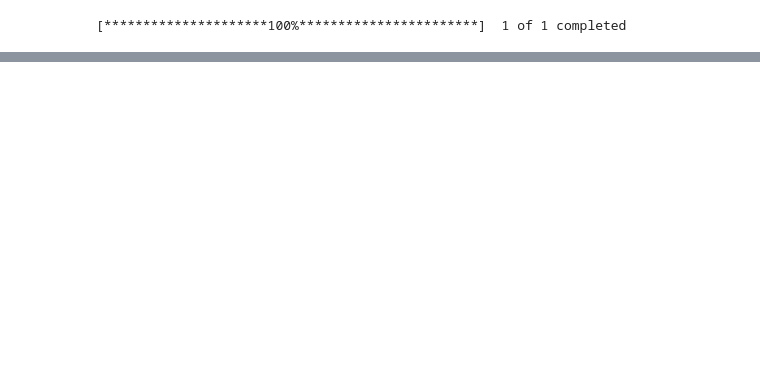
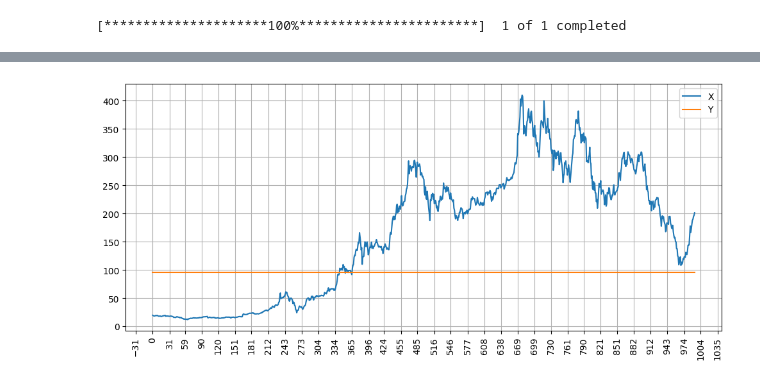
Before and after one commit to ozingmw/RL_finance, a Jupyter notebook: data_refine.ipynb, the cells around one changed output, grey strips where cells are left out. Drawn from its saved outputs; the diff is of its cells as text; code cells hidden in the pictures; blank space fills up the shorter version.

Commit message:
finish model

```diff
--- a/data_refine.ipynb
+++ b/data_refine.ipynb
@@ -146,9 +125,10 @@ stock_info.info['priceToBook']
 import tensorflow as tf
 from keras.layers import Layer, Dropout, LayerNormalization, Conv1D, Concatenate, GlobalAveragePooling1D, Dense, Input
 from keras.models import Model
+from keras.callbacks import EarlyStopping, ModelCheckpoint
 
 batch_size = 32
-seq_len = 128
+seq_len = 40
 
 # feature: Open, High, Low, Close, Volume(, Rate, MA_20, Upper Band, Lower Band, Kospi)
 # periodic_feature = ['', '']
@@ -272,16 +252,16 @@ def create_model():
   '''Initialize time and transformer layers'''
   time_embedding = Time2Vector(seq_len)
   attn_layer1 = TransformerEncoder(d_k, d_v, n_heads, ff_dim)
-  attn_layer2 = TransformerEncoder(d_k, d_v, n_heads, ff_dim)
-  attn_layer3 = TransformerEncoder(d_k, d_v, n_heads, ff_dim)
+  # attn_layer2 = TransformerEncoder(d_k, d_v, n_heads, ff_dim)
+  # attn_layer3 = TransformerEncoder(d_k, d_v, n_heads, ff_dim)
 
   '''Construct model'''
   in_seq = Input(shape=(seq_len, 5))
   x = time_embedding(in_seq)
   x = Concatenate(axis=-1)([in_seq, x])
   x = attn_layer1((x, x, x))
-  x = attn_layer2((x, x, x))
-  x = attn_layer3((x, x, x))
+  # x = attn_layer2((x, x, x))
+  # x = attn_layer3((x, x, x))
   x = GlobalAveragePooling1D(data_format='channels_first')(x)
   x = Dropout(0.1)(x)
   x = Dense(64, activation='relu')(x)
@@ -301,9 +281,12 @@ X_train, y_train = [], []
 for i in range(seq_len, len(df_for_test)):
   X_train.append(df_for_test[i-seq_len:i]) # Chunks of training data with a length of 128 df-rows
   y_train.append(df_for_test.iloc[:, 3][i]) #Value of 4th column (Close Price) of df-row 128+1
-X_train, y_train = np.array(X_train, dtype=np.int32), np.array(y_train, dtype=np.int32)
+X_train, y_train = np.array(X_train, dtype=np.float32), np.array(y_train, dtype=np.float32)
 
 finance_feature = [8.61, 1.08, 13.42]
 
 transformer = create_model()
-history = transformer.fit(X_train, y_train, batch_size=batch_size, epochs=10)
+
+es = EarlyStopping(monitor='mape', patience=2)
+# mc = ModelCheckpoint('./model/train/{epoch:2d}_{mape:.4f}.h5', monitor='mape')
+history = transformer.fit(X_train, y_train, batch_size=batch_size, epochs=100, callbacks=[es])
@@ -310,6 +306,6 @@ history = transformer.fit(X_train, y_train, batch_size=batch_size, epochs=10)
 # %%
 plt.figure(figsize=(12, 5))
-plt.plot(y_train, data['Close'], label='X')
+plt.plot(y_train, label='X')
 plt.plot(transformer.predict(X_train), label='Y')
 plt.grid()
 plt.legend()
@@ -317,3 +313,4 @@ plt.xticks(rotation=90)
 ax = plt.gca()
 ax.xaxis.set_major_locator(dates.MonthLocator(interval=1))
 plt.show()
+# %% [output]
@@ -319,0 +318 @@ plt.show()
+[figure, added]
```
Also changed, not shown: parts of 11 cells of this notebook.
